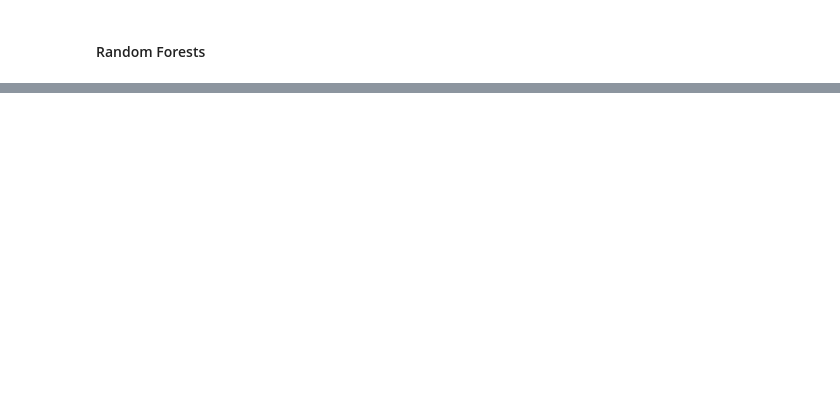
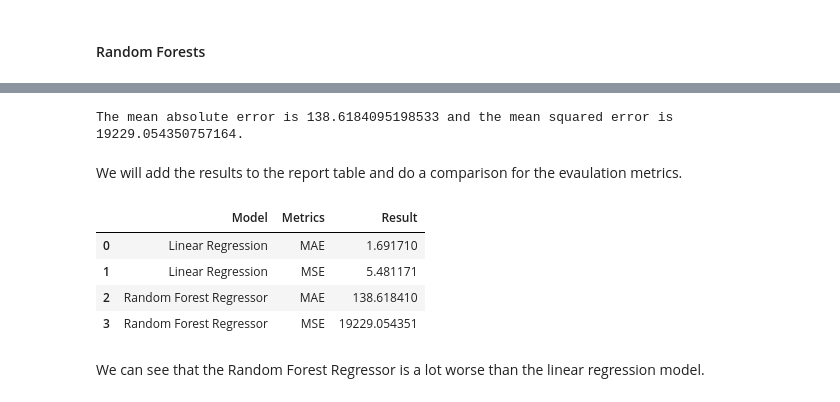
Before and after one commit to Efflorescence01/Stock_Prediction_Cap, a Jupyter notebook: Stock Modeling.ipynb, the cells around one changed output, grey strips where cells are left out. Cells and saved outputs as stored; diff of their text form; code cells hidden in the pictures; blank space fills up the shorter version.

```diff
--- a/Stock Modeling.ipynb
+++ b/Stock Modeling.ipynb
@@ -178,0 +229,22 @@ precision_score(test["Target"],forest_predictions)
+# %%
+#Getting the mean absolute error and mean squared error
+forest_mae = mean_absolute_error(test['Target'], forest_predictions)
+forest_mse = mean_squared_error(test['Target'],forest_predictions)
+print(f"The mean absolute error is {forest_mae} and the mean squared error is {forest_mse}.")
+# %% [output]
+The mean absolute error is 138.6184095198533 and the mean squared error is 19229.054350757164.
+# %% [markdown]
+We will add the results to the report table and do a comparison for the evaulation metrics.
+# %%
+Report_df.loc[len(Report_df.index)] = ['Random Forest Regressor', 'MAE', forest_mae]
+Report_df.loc[len(Report_df.index)] = ['Random Forest Regressor', 'MSE', forest_mse]
+# %%
+Report_df
+# %% [output]
+|  | Model | Metrics | Result |
+| 0 | Linear Regression | MAE | 1.691710 |
+| 1 | Linear Regression | MSE | 5.481171 |
+| 2 | Random Forest Regressor | MAE | 138.618410 |
+| 3 | Random Forest Regressor | MSE | 19229.054351 |
+# %% [markdown]
+We can see that the Random Forest Regressor is a lot worse than the linear regression model.
```
Also changed, not shown: parts of 17 cells of this notebook.
